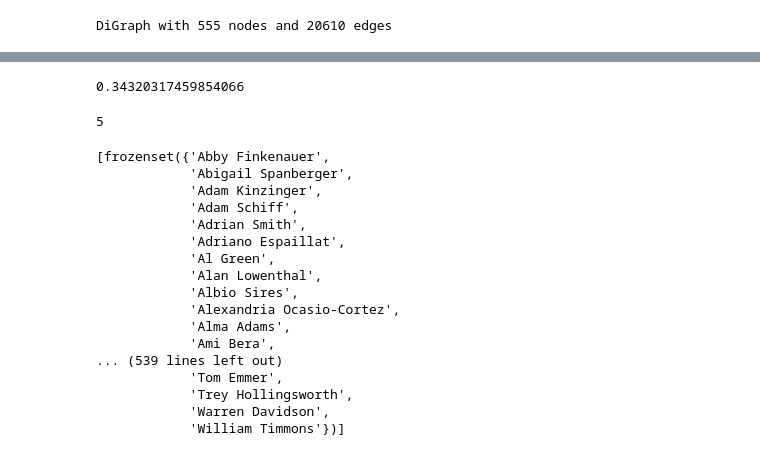
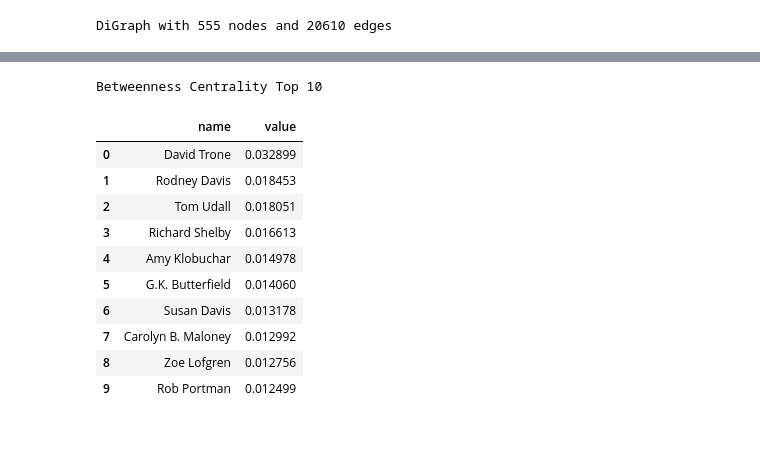
Before and after one commit to macs30200-s22/replication-materials-LynetteDang, a Jupyter notebook: analysis.ipynb, the cells around one changed output, grey strips where cells are left out. Saved outputs shown, nothing was run; the diff lists cells and outputs as text; code cells hidden in the pictures.

```diff
--- a/analysis.ipynb
+++ b/analysis.ipynb
@@ -65,3 +71,4 @@ nx.density(g)
 # %%
 bc = nx.betweenness_centrality(g, normalized=True, endpoints=True)
-sorted(bc.items(), key = itemgetter(1), reverse = True)[:10]
+bc_top10 = sorted(bc.items(), key = itemgetter(1), reverse = True)[:10]
+bc_top100 = [key for key, value in sorted(bc.items(), key=lambda x: x[1], reverse= True)][:100]
@@ -121,32 +87,17 @@ sorted(dc.items(), key = itemgetter(1), reverse = True)[:10]
-# %%
-nx.average_clustering(g)
-# %% [output]
-0.34320317459854066
-# %%
-from networkx.algorithms.community.modularity_max import greedy_modularity_communities
-
-#preform the community detection
-c = list(greedy_modularity_communities(g))
-
-#Let's find out how many communities we detected
-print(len(c))
-c
-# %% [output]
-5
-[frozenset({'Abby Finkenauer',
-            'Abigail Spanberger',
-            'Adam Kinzinger',
-            'Adam Schiff',
-            'Adrian Smith',
-            'Adriano Espaillat',
-            'Al Green',
-            'Alan Lowenthal',
-            'Albio Sires',
-            'Alexandria Ocasio-Cortez',
-            'Alma Adams',
-            'Ami Bera',
-... (539 lines left out)
-            'Tom Emmer',
-            'Trey Hollingsworth',
-            'Warren Davidson',
-            'William Timmons'})]
+# %%
+data = pd.DataFrame(bc_top10, columns=['name', 'value'])
+print("Betweenness Centrality Top 10")
+data
+# %% [output]
+Betweenness Centrality Top 10
+|  | name | value |
+| 0 | David Trone | 0.032899 |
+| 1 | Rodney Davis | 0.018453 |
+| 2 | Tom Udall | 0.018051 |
+| 3 | Richard Shelby | 0.016613 |
+| 4 | Amy Klobuchar | 0.014978 |
+| 5 | G.K. Butterfield | 0.014060 |
+| 6 | Susan Davis | 0.013178 |
+| 7 | Carolyn B. Maloney | 0.012992 |
+| 8 | Zoe Lofgren | 0.012756 |
+| 9 | Rob Portman | 0.012499 |
```
Also changed, not shown: parts of 20 cells of this notebook, 7 other files.
